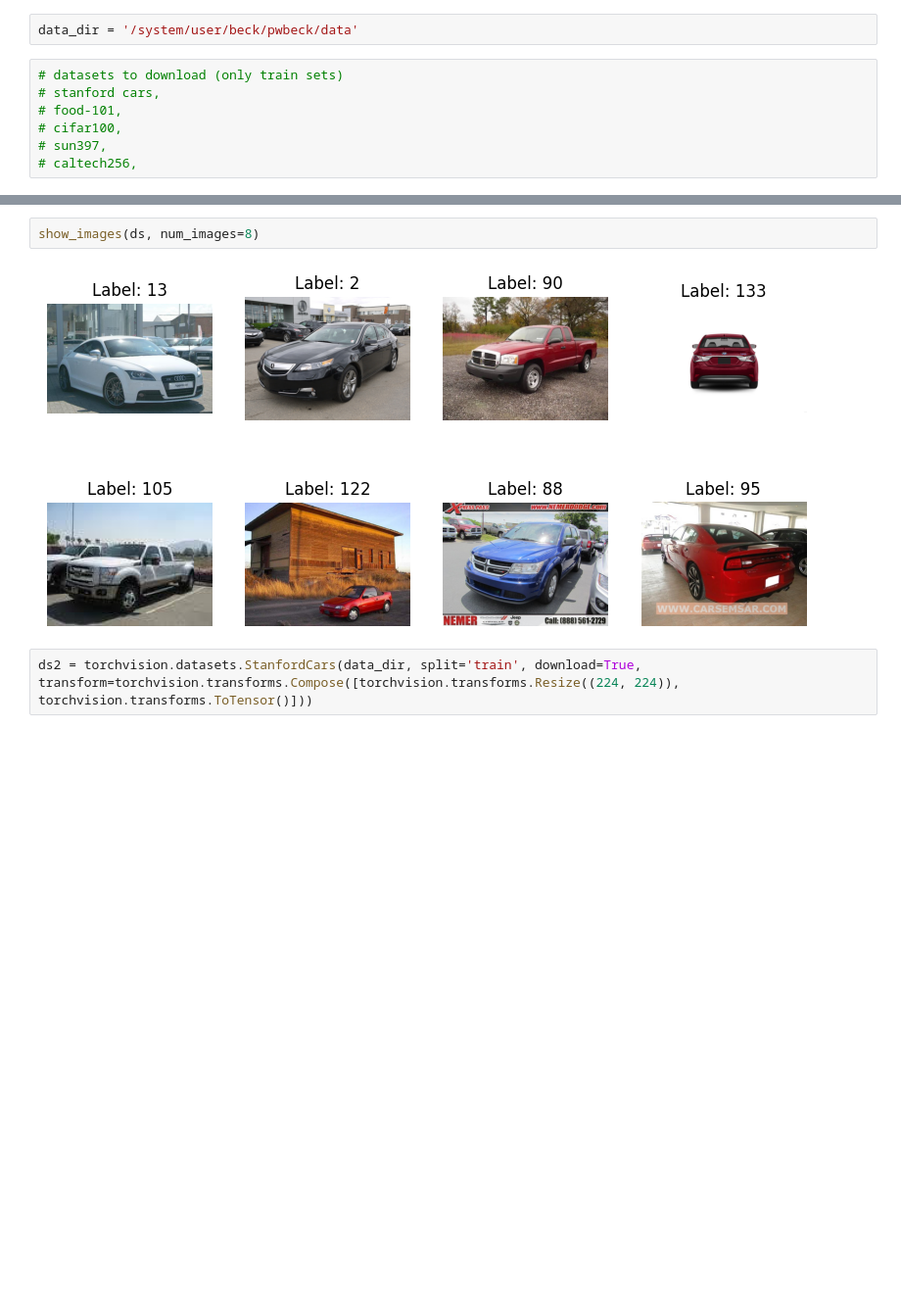
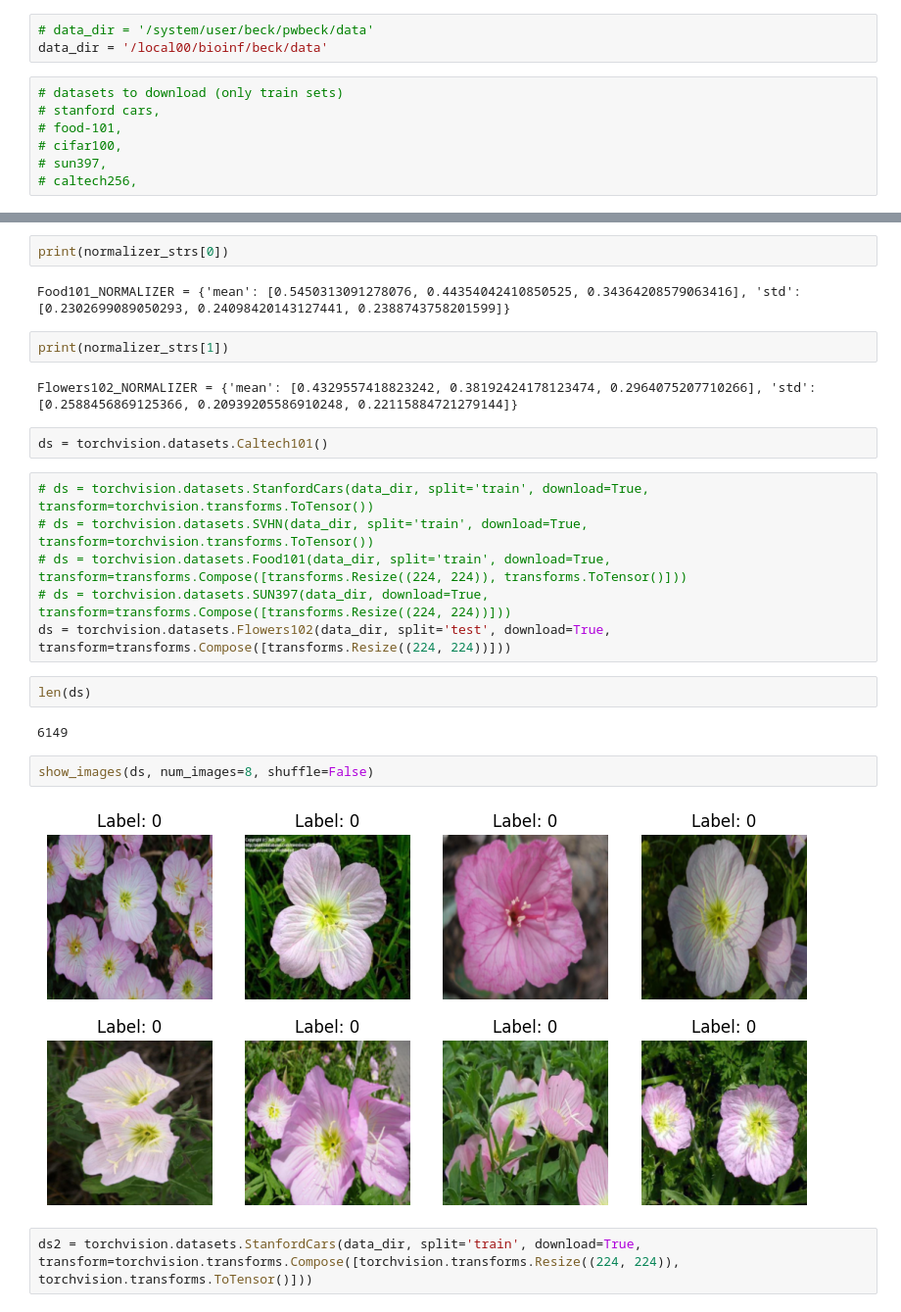
Before and after one commit to maximilianmbeck/tflearning, a Jupyter notebook: notebooks/torch_datasets.ipynb, the cells around one changed output, grey strips where cells are left out. Shown at 98% size. Drawn from its saved outputs; the diff is of its cells as text; blank space fills up the shorter version.

Commit message:
pd for new datasets

```diff
--- a/notebooks/torch_datasets.ipynb
+++ b/notebooks/torch_datasets.ipynb
@@ -12,5 +10,6 @@ The autoreload extension is already loaded. To reload it, use:
 # %%
-data_dir = '/system/user/beck/pwbeck/data'
+# data_dir = '/system/user/beck/pwbeck/data'
+data_dir = '/local00/bioinf/beck/data'
 # %%
 # datasets to download (only train sets)
 # stanford cars,
@@ -63,7 +57,27 @@ ds = torchvision.datasets.StanfordCars(data_dir, split='train', download=True, t
+# %%
+print(normalizer_strs[0])
+# %% [output]
+Food101_NORMALIZER = {'mean': [0.5450313091278076, 0.44354042410850525, 0.34364208579063416], 'std': [0.2302699089050293, 0.24098420143127441, 0.2388743758201599]}
+# %%
+print(normalizer_strs[1])
+# %% [output]
+Flowers102_NORMALIZER = {'mean': [0.4329557418823242, 0.38192424178123474, 0.2964075207710266], 'std': [0.2588456869125366, 0.20939205586910248, 0.22115884721279144]}
+# %%
+ds = torchvision.datasets.Caltech101()
+# %%
+# ds = torchvision.datasets.StanfordCars(data_dir, split='train', download=True, transform=torchvision.transforms.ToTensor())
+# ds = torchvision.datasets.SVHN(data_dir, split='train', download=True, transform=torchvision.transforms.ToTensor())
+# ds = torchvision.datasets.Food101(data_dir, split='train', download=True, transform=transforms.Compose([transforms.Resize((224, 224)), transforms.ToTensor()]))
+# ds = torchvision.datasets.SUN397(data_dir, download=True, transform=transforms.Compose([transforms.Resize((224, 224))]))
+ds = torchvision.datasets.Flowers102(data_dir, split='test', download=True, transform=transforms.Compose([transforms.Resize((224, 224))]))
+# %%
+len(ds)
+# %% [output]
+6149
 # %%
-show_images(ds, num_images=8)
+show_images(ds, num_images=8, shuffle=False)
 # %% [output]
-[figure, old version]
+[figure, new version]
 # %%
 ds2 = torchvision.datasets.StanfordCars(data_dir, split='train', download=True, transform=torchvision.transforms.Compose([torchvision.transforms.Resize((224, 224)), torchvision.transforms.ToTensor()]))
 # %%
```
Also changed, not shown: parts of 13 cells of this notebook, 9 other files.
